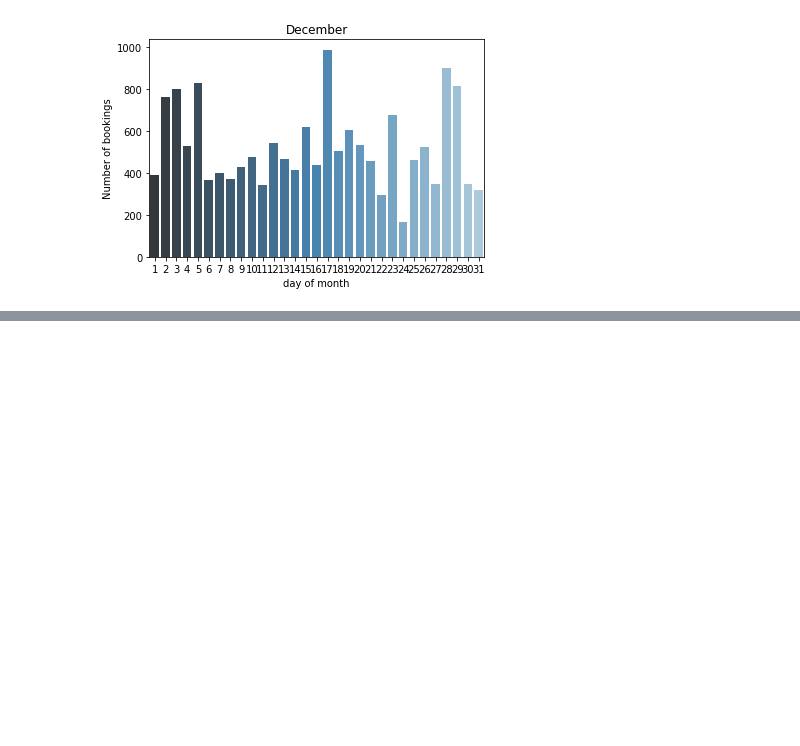
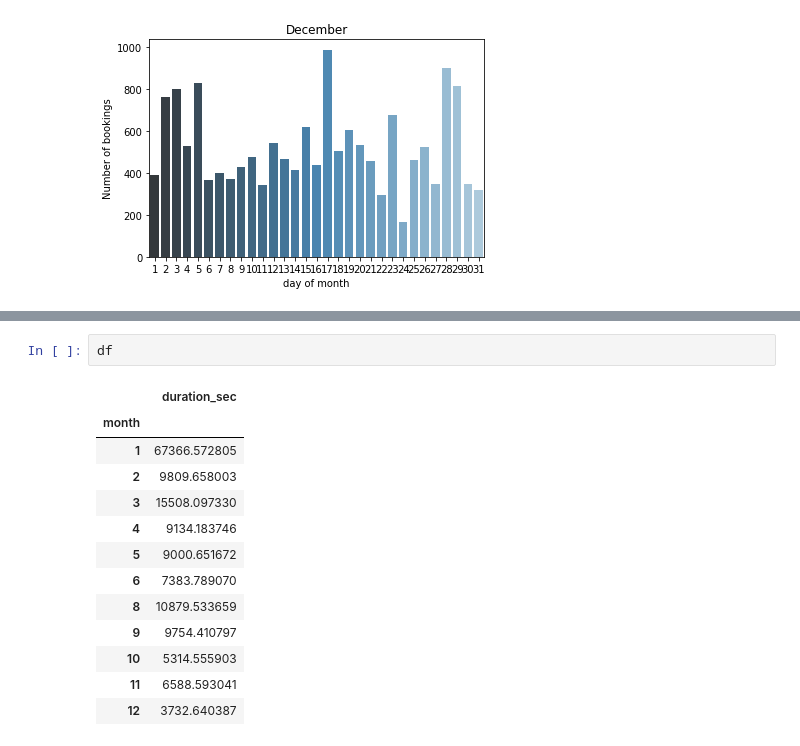
Before and after one commit to janiksudo/PDS_Project, a Jupyter notebook: notebooks/monthly_distribution.ipynb, the cells around one changed output, grey strips where cells are left out. Saved outputs shown, nothing was run; the diff lists cells and outputs as text; blank space fills up the shorter version.

```diff
--- a/notebooks/monthly_distribution.ipynb
+++ b/notebooks/monthly_distribution.ipynb
@@ -145,0 +181,16 @@ Text(0.5, 1.0, 'December')
+# %%
+df
+# %% [output]
+|  | duration_sec |
+| month |  |
+| 1 | 67366.572805 |
+| 2 | 9809.658003 |
+| 3 | 15508.097330 |
+| 4 | 9134.183746 |
+| 5 | 9000.651672 |
+| 6 | 7383.789070 |
+| 8 | 10879.533659 |
+| 9 | 9754.410797 |
+| 10 | 5314.555903 |
+| 11 | 6588.593041 |
+| 12 | 3732.640387 |
```
Also changed, not shown: parts of 3 cells of this notebook.
